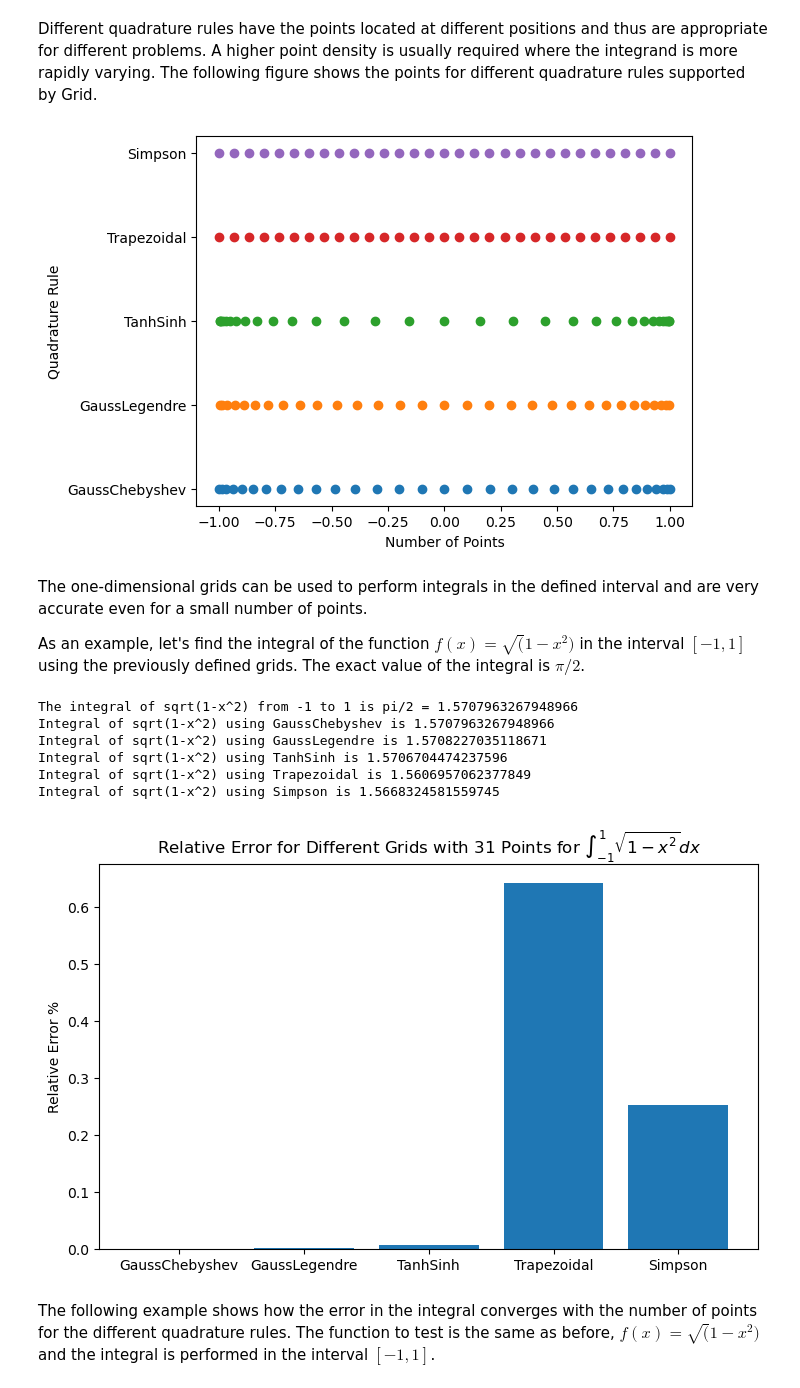
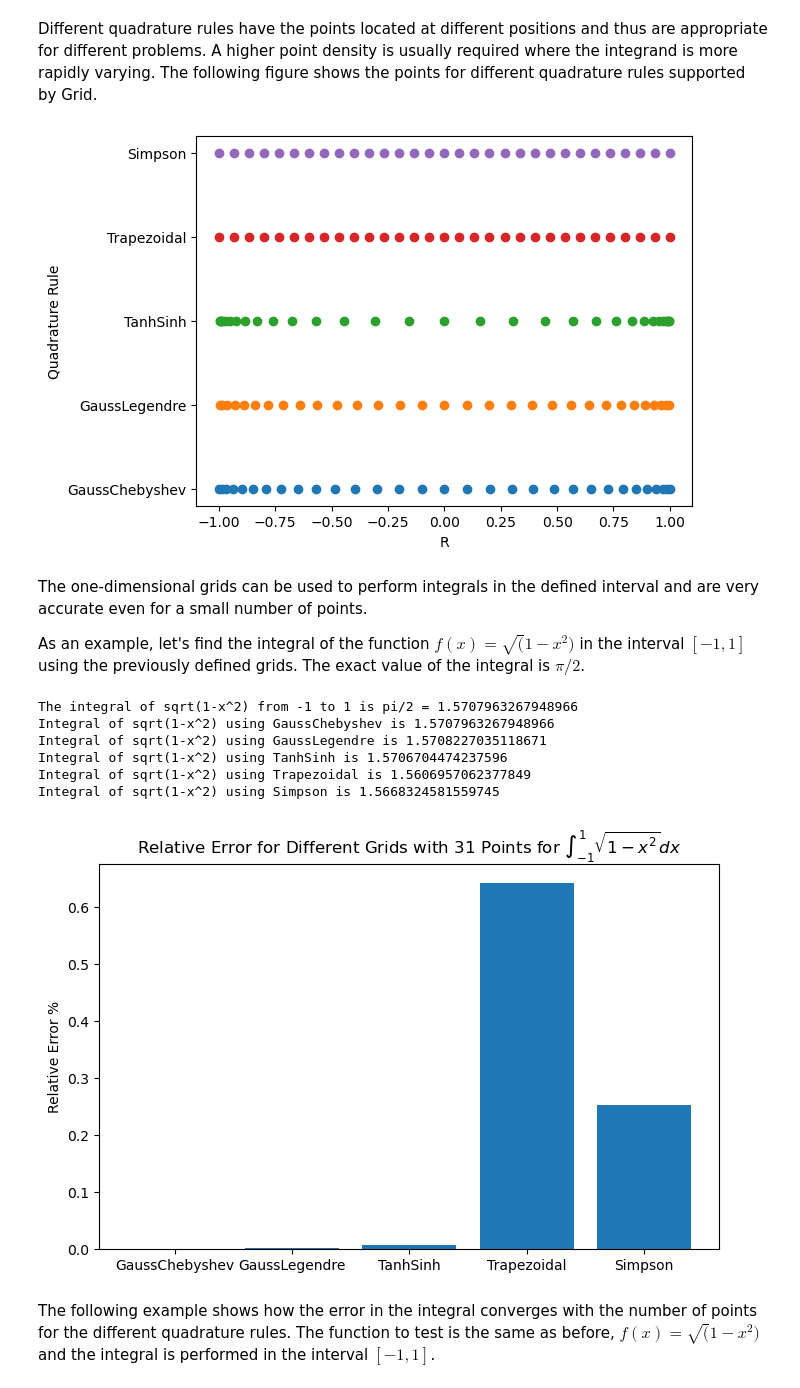
Before and after one commit to theochem/grid, a Jupyter notebook: doc/notebooks/One_dimensional_grids.ipynb, the cells around one changed output. Drawn from its saved outputs; the diff is of its cells as text; code cells hidden in the pictures.

Commit message:
Make var names consistent

```diff
--- a/doc/notebooks/One_dimensional_grids.ipynb
+++ b/doc/notebooks/One_dimensional_grids.ipynb
@@ -32,59 +32,64 @@ Different quadrature rules have the points located at different positions and th
 import matplotlib.pyplot as plt
 
 # create a list of names and a list of grid objects
-names = ['GaussChebyshev', 'GaussLegendre', 'TanhSinh', 'Trapezoidal', 'Simpson']
-grids = [gaus_cheb, gaus_leg, tanh_sinh, trap_lob, simp_lob]
+names = ["GaussChebyshev", "GaussLegendre", "TanhSinh", "Trapezoidal", "Simpson"]
+onedgrids = [gaus_cheb, gaus_leg, tanh_sinh, trap_lob, simp_lob]
 
 
-for i in range(len(grids)):
-    plt.scatter(grids[i].points, [i + 1] * len(grids[i].points), marker='o')  # Switched x and y values
+for i in range(len(onedgrids)):
+    plt.scatter(
+        onedgrids[i].points, [i + 1] * len(onedgrids[i].points), marker="o"
+    )
 
 # set the y-ticks to be the names
 plt.yticks(range(1, len(names) + 1), names)  # Adjusted the range for y-ticks
 
 # set the labels
-plt.xlabel('Number of Points')
-plt.ylabel('Quadrature Rule')
+plt.xlabel("R")
+plt.ylabel("Quadrature Rule")
 
 # show the plot
 plt.show()
 # %% [output]
-[figure, old version]
+[figure, new version]
 # %% [markdown]
 The one-dimensional grids can be used to perform integrals in the defined interval and are very accurate even for a small number of points.
 
 As an example, let's find the integral of the function $f(x) = \sqrt(1-x^2)$ in the interval $[-1,1]$ using the previously defined grids. The exact value of the integral is $\pi/2$.
 # %%
+# define the function to integrate
+function = lambda x: np.sqrt(1 - x**2)
 
-# define the function to integrate
-function = lambda x: np.sqrt(1 - x ** 2)
+print("The integral of sqrt(1-x^2) from -1 to 1 is pi/2 =", np.pi / 2)
 
-print('The integral of sqrt(1-x^2) from -1 to 1 is pi/2 =', np.pi / 2)
+relative_error = []
 
-error_relative = []
-
-for i in range(len(grids)):
+for i in range(len(onedgrids)):
     # calculate the function values at the grid points
-    vals = function(grids[i].points)
+    vals = function(onedgrids[i].points)
     # integrate the function using the grid
-    integral = grids[i].integrate(vals)
-    print('Integral of sqrt(1-x^2) using', names[i], 'is', integral)
-    error_relative.append(np.abs(integral - np.pi / 2) / (np.pi / 2) * 100)
+    integral = onedgrids[i].integrate(vals)
+    print("Integral of sqrt(1-x^2) using", names[i], "is", integral)
+    relative_error.append(np.abs(integral - np.pi / 2) / (np.pi / 2) * 100)
 
 # plot the relative error as columns graph
-plt.figure(figsize=(8.5, 5))
-plt.title(r'Relative Error for Different Grids with ' + str(npoints) + ' Points for $\int_{-1}^1 \sqrt{1-x^2} dx$')
-plt.bar(names, error_relative)
-plt.ylabel('Relative Error %')
+plt.figure(figsize=(8, 5))
+plt.title(
+    r"Relative Error for Different Grids with "
+    + str(npoints)
+    + " Points for $\int_{-1}^1 \sqrt{1-x^2} dx$"
+)
+plt.bar(names, relative_error)
+plt.ylabel("Relative Error %")
 plt.show()
 # %% [output]
 The integral of sqrt(1-x^2) from -1 to 1 is pi/2 = 1.5707963267948966
 Integral of sqrt(1-x^2) using GaussChebyshev is 1.5707963267948966
 Integral of sqrt(1-x^2) using GaussLegendre is 1.5708227035118671
 Integral of sqrt(1-x^2) using TanhSinh is 1.5706704474237596
 Integral of sqrt(1-x^2) using Trapezoidal is 1.5606957062377849
 Integral of sqrt(1-x^2) using Simpson is 1.5668324581559745
-[figure, old version]
+[figure, new version]
 # %% [markdown]
 The following example shows how the error in the integral converges with the number of points for the different quadrature rules. The function to test is the same as before, $f(x) = \sqrt(1-x^2)$ and the integral is performed in the interval $[-1,1]$.
 # %%
```
Also changed, not shown: parts of 4 cells of this notebook.
